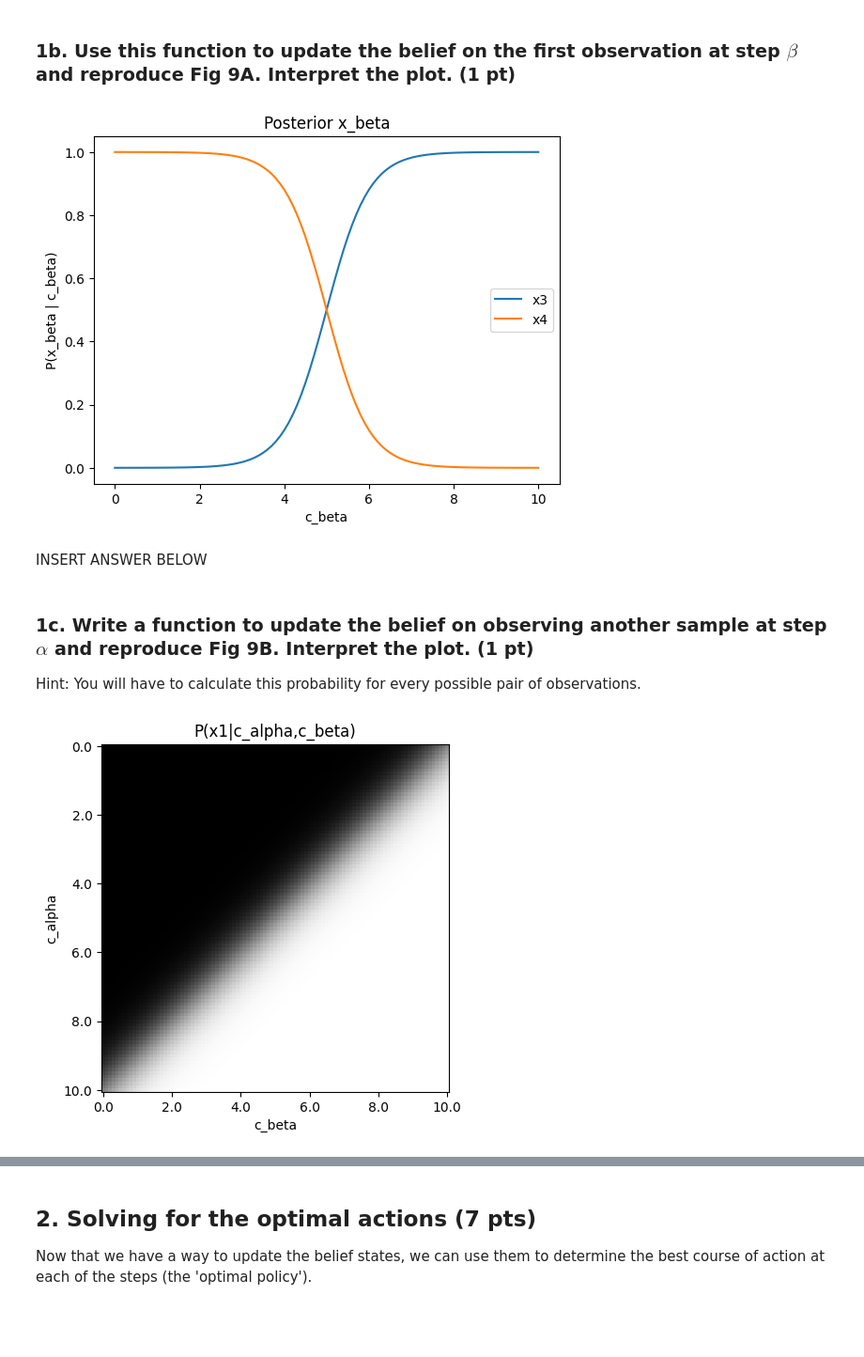
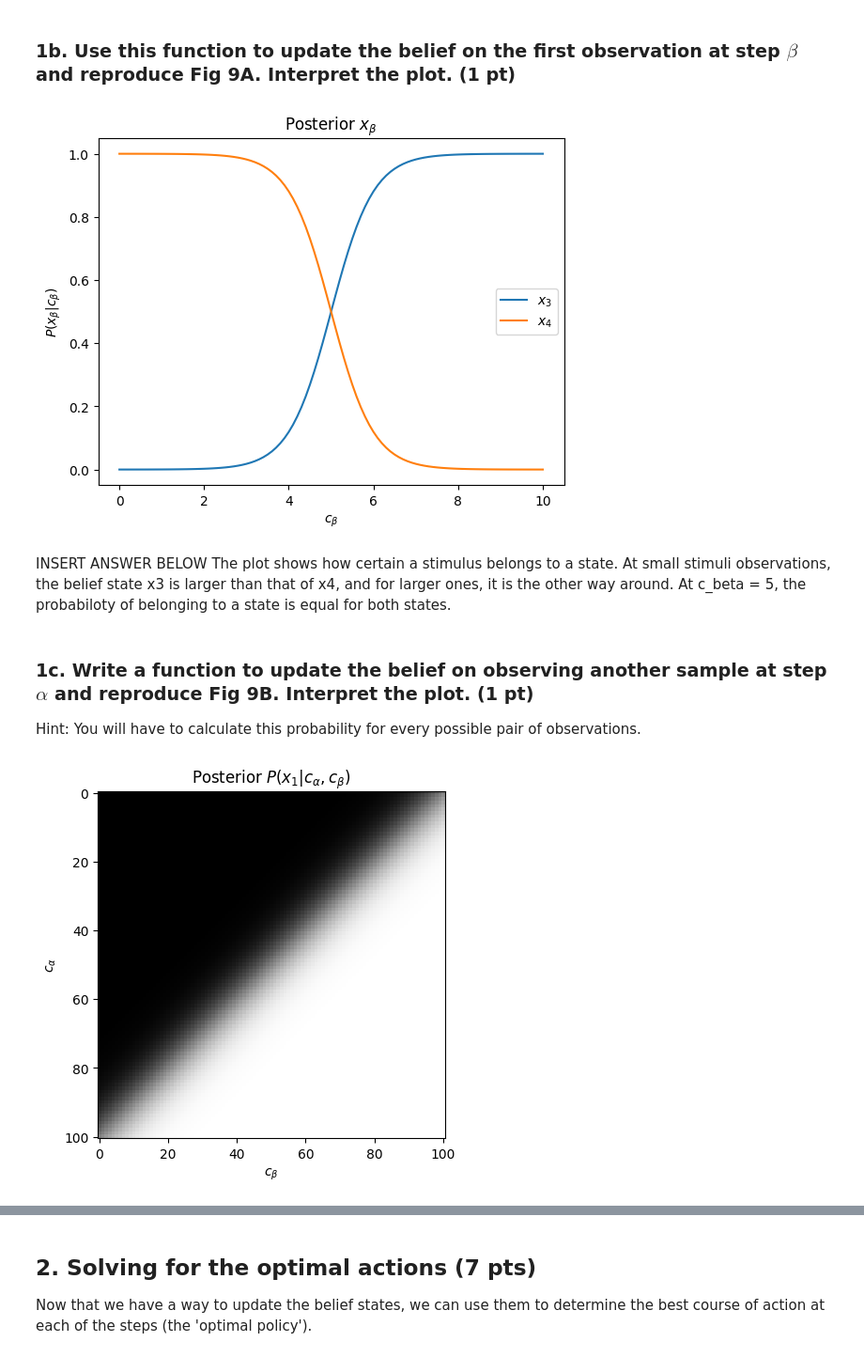
Before and after one commit to alinakrause/NeuralModelling, a Jupyter notebook: HW4/two_stage_FIRSTNAME_LASTNAME.ipynb, the cells around one changed output, grey strips where cells are left out. Shown: that part at 94% size. Drawn from its saved outputs; the diff is of its cells as text; code cells hidden in the pictures; blank space fills up the shorter version.

Commit message:
answer questions

```diff
--- a/HW4/two_stage_FIRSTNAME_LASTNAME.ipynb
+++ b/HW4/two_stage_FIRSTNAME_LASTNAME.ipynb
@@ -40,55 +40,56 @@ def belief_update(c, mu_1, mu_2, sigma):
 ### 1b. Use this function to update the belief on the first observation at step $\beta$ and reproduce Fig 9A.  Interpret the plot. (1 pt)
 # %%
 # INSERT CODE BELOW
-cs = np.linspace(0,10,101)
+c = np.linspace(0, 10, 101)
 
-beliefs = np.zeros(shape=(101,2))
+beliefs = np.zeros(shape=(101, 2))
 for c in range(cs.shape[0]):
-    beliefs[c,:] = belief_update(cs[c],mu_1,mu_2,sigma)
-plt.plot(cs, beliefs[:,0], label = "x3")
-plt.plot(cs, beliefs[:,1], label="x4");
-plt.xlabel("c_beta")
-plt.ylabel("P(x_beta | c_beta)")
-plt.title("Posterior x_beta")
+    beliefs[c, :] = belief_update(cs[c], mu_1, mu_2, sigma)
+
+plt.plot(cs, beliefs[:, 0], label=r'$x_3$')
+plt.plot(cs, beliefs[:, 1], label=r'$x_4$')
+plt.xlabel(r'$c_{\beta}$')
+plt.ylabel(r'$P(x_{\beta} | c_{\beta})$')
+plt.title(r'Posterior $x_{\beta}$')
 plt.legend()
 plt.show()
 # %% [output]
-[figure, old version]
+[figure, new version]
-# %% [markdown]
-INSERT ANSWER BELOW
+# %% [markdown]
+INSERT ANSWER BELOW
+The plot shows how certain a stimulus belongs to a state. At small stimuli observations, the belief state x3 is larger than that of x4, and for larger ones, it is the other way around. At c_beta = 5, the probabiloty of belonging to a state is equal for both states.
 # %% [markdown]
 ### 1c. Write a function to update the belief on observing another sample at step $\alpha$ and reproduce Fig 9B.  Interpret the plot. (1 pt)
 Hint: You will have to calculate this probability for every possible pair of observations.
 # %%
 # INSERT CODE BELOW
 def belief_update_alpha(alpha, beta, m1, m2, sigma):
-    p_alpha_x1 = 0.5 * (1 / (np.sqrt(2 * np.pi) * sigma)) * np.exp(-(alpha - m1)**2 / (2 * sigma**2))
-    p_alpha_x2 = 0.5 * (1 / (np.sqrt(2 * np.pi) * sigma)) * np.exp(-(alpha - m2)**2 / (2 * sigma**2))
-    p_beta_x3 = 0.5 * (1 / (np.sqrt(2 * np.pi) * sigma)) * np.exp(-(beta - m1)**2 / (2 * sigma**2))
-    p_beta_x4 = 0.5 * (1 / (np.sqrt(2 * np.pi) * sigma)) * np.exp(-(beta - m2)**2 / (2 * sigma**2))
+    ca_x1 = 0.5 * (1 / (np.sqrt(2 * np.pi) * sigma)) * np.exp(-(alpha - m1)**2 / (2 * sigma**2))
+    ca_x2 = 0.5 * (1 / (np.sqrt(2 * np.pi) * sigma)) * np.exp(-(alpha - m2)**2 / (2 * sigma**2))
+    cb_x3 = 0.5 * (1 / (np.sqrt(2 * np.pi) * sigma)) * np.exp(-(beta - m1)**2 / (2 * sigma**2))
+    cb_x4 = 0.5 * (1 / (np.sqrt(2 * np.pi) * sigma)) * np.exp(-(beta - m2)**2 / (2 * sigma**2))
 
-    p_x1_alpha_beta_x3 = p_alpha_x1 * p_beta_x3
-    p_x2_alpha_beta_x4 = p_alpha_x2 * p_beta_x4
+    x1_ca_cb_x3 = ca_x1 * cb_x3
+    x2_ca_cb_x4 = ca_x2 * cb_x4
 
-    p_x1_alpha_beta = p_x1_alpha_beta_x3 / (p_x1_alpha_beta_x3 + p_x2_alpha_beta_x4)
+    x1_ca_cb = x1_ca_cb_x3 / (x1_ca_cb_x3 + x2_ca_cb_x4)
 
-    return p_x1_alpha_beta
+    return x1_ca_cb
 # %%
 n = 101
-cs = np.linspace(0,10,n)
+c = np.linspace(0,10,n)
 
 beliefs = np.zeros(shape=(n,n))
-for c_beta in range(cs.shape[0]):
-    for c_alpha in range(cs.shape[0]):
-        beliefs[c_beta,c_alpha] = belief_update_alpha(cs[c_alpha], cs[c_beta],mu_1,mu_2,sigma)
+for beta in range(c.shape[0]):
+    for alpha in range(c.shape[0]):
+        beliefs[beta,alpha] = belief_update_alpha(c[alpha], c[beta],mu_1,mu_2,sigma)
 # %%
 plt.imshow(beliefs, cmap='gray')
-ticks = np.linspace(0,10,6)
-plt.xticks(ticks*(n//10), ticks)
-plt.yticks(ticks*(n//10), ticks)
-plt.xlabel("c_beta")
-plt.ylabel("c_alpha")
-plt.title("P(x1|c_alpha,c_beta)")
+plt.xlim = (0,10)
+plt.ylim= (0,10)
+plt.xlabel(r'$c_{\beta}$')
+plt.ylabel(r'$c_{\alpha}$')
+plt.title(r'Posterior $P(x_{1} | c_{\alpha},c_{\beta})$')
 plt.show()
 # %% [output]
-[figure, old version]
+[figure, new version]
```
Also changed, not shown: parts of 39 cells of this notebook.
